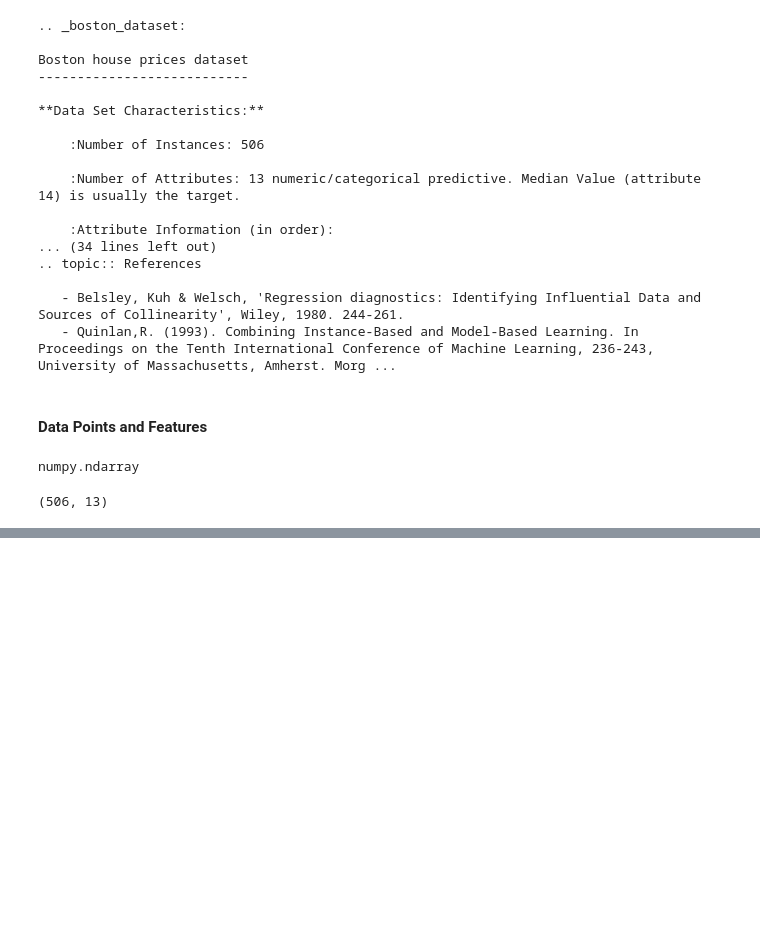
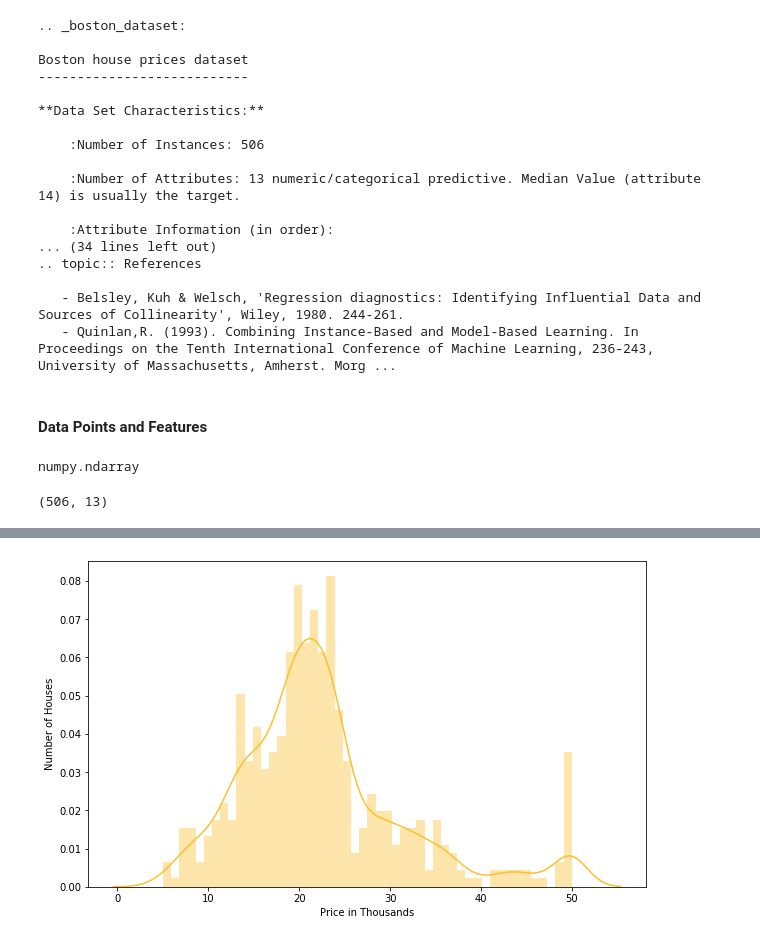
Before and after one commit to tks18/python_house_price_calculator, a Jupyter notebook: multivariate_regression_calculator.ipynb, the cells around one changed output, grey strips where cells are left out. Drawn from its saved outputs; the diff is of its cells as text; code cells hidden in the pictures; blank space fills up the shorter version.

```diff
--- a/multivariate_regression_calculator.ipynb
+++ b/multivariate_regression_calculator.ipynb
@@ -46,0 +193,8 @@ boston_dataset.data.shape
+# %%
+plt.figure(figsize=[10, 6])
+sns.distplot(data['PRICE'], bins=50, hist=True, color='#fbc02d')
+plt.xlabel("Price in Thousands")
+plt.ylabel("Number of Houses")
+plt.show()
+# %% [output]
+[figure, added]
```
Also changed, not shown: parts of 21 cells of this notebook.
